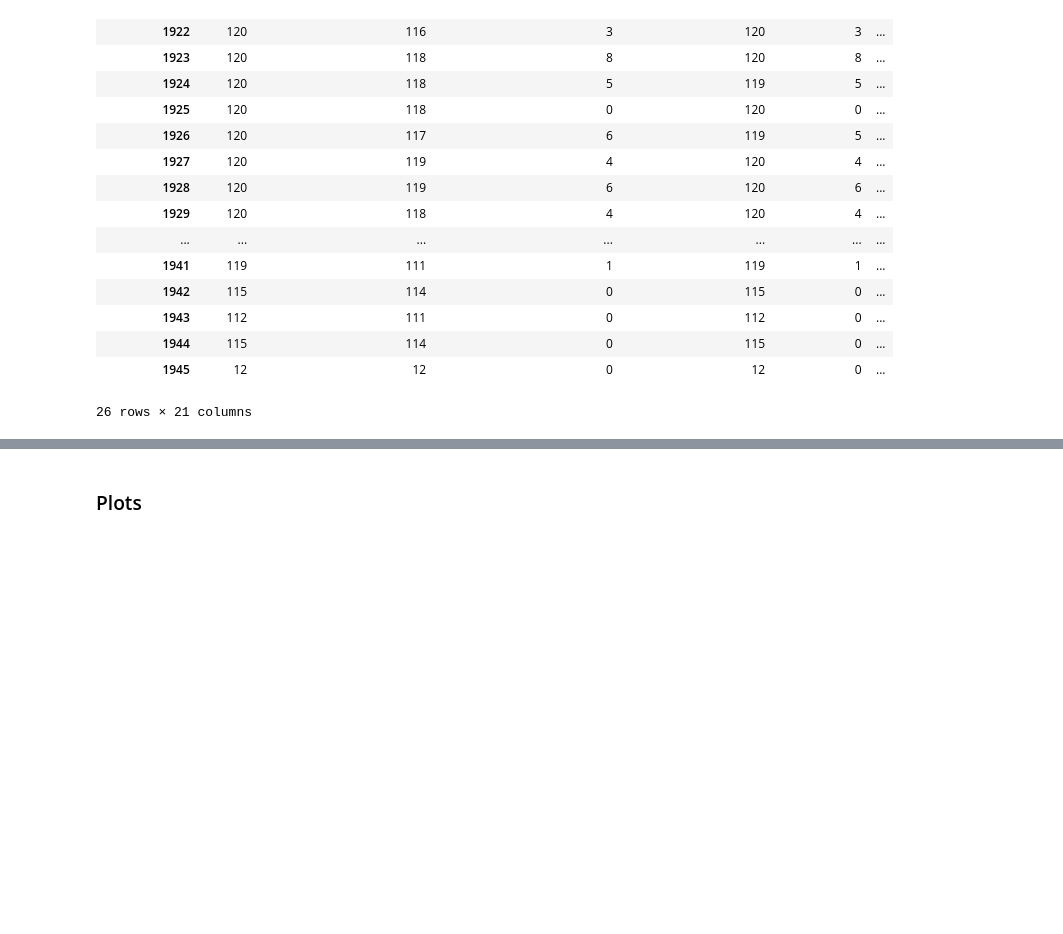
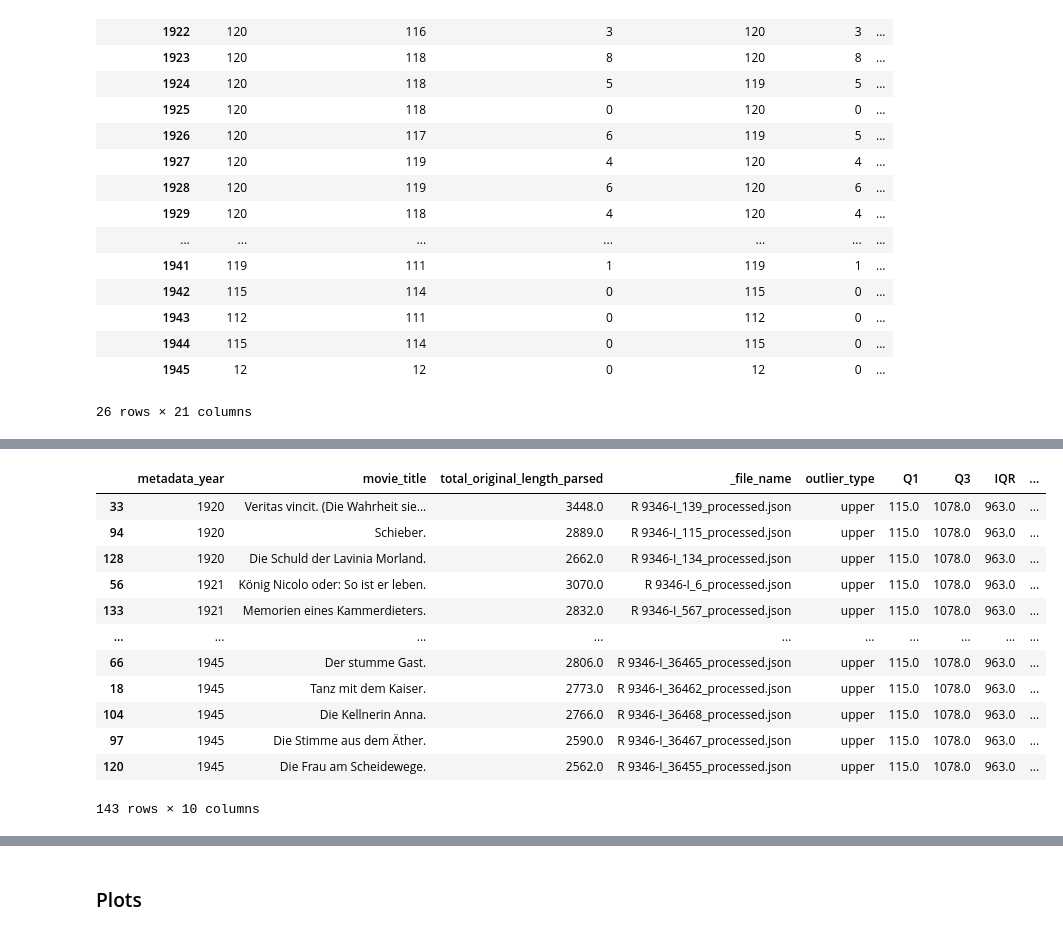
Before and after one commit to codemitdjango/german-film-censorship, a Jupyter notebook: src/analysis/content_analysis.ipynb, the cells around one changed output, grey strips where cells are left out. Drawn from its saved outputs; the diff is of its cells as text; code cells hidden in the pictures; blank space fills up the shorter version.

Commit message:
calculate outliers

```diff
--- a/src/analysis/content_analysis.ipynb
+++ b/src/analysis/content_analysis.ipynb
@@ -522,0 +574,65 @@ display(
+# %%
+filmlength_data_all_years = df_filmlength.dropna(
+    subset=["metadata_year", "total_original_length_parsed"]
+).copy()
+
+filmlength_Q1_all_years = filmlength_data_all_years["total_original_length_parsed"].quantile(0.25)
+filmlength_Q3_all_years = filmlength_data_all_years["total_original_length_parsed"].quantile(0.75)
+filmlength_IQR_all_years = filmlength_Q3_all_years - filmlength_Q1_all_years
+filmlength_lower_bound_all_years = filmlength_Q1_all_years - 1.5 * filmlength_IQR_all_years
+filmlength_upper_bound_all_years = filmlength_Q3_all_years + 1.5 * filmlength_IQR_all_years
+
+outlier_columns = [
+    "metadata_year",
+    "movie_title",
+    "total_original_length_parsed",
+    "_file_name",
+]
+
+lower_outliers = (
+    filmlength_data_all_years.loc[
+        filmlength_data_all_years["total_original_length_parsed"]
+        < filmlength_lower_bound_all_years,
+        outlier_columns,
+    ]
+    .assign(outlier_type="lower")
+)
+upper_outliers = (
+    filmlength_data_all_years.loc[
+        filmlength_data_all_years["total_original_length_parsed"]
+        > filmlength_upper_bound_all_years,
+        outlier_columns,
+    ]
+    .assign(outlier_type="upper")
+)
+
+filmlength_outliers_all_years = (
+    pd.concat([lower_outliers, upper_outliers], ignore_index=True)
+    .assign(
+        Q1=filmlength_Q1_all_years,
+        Q3=filmlength_Q3_all_years,
+        IQR=filmlength_IQR_all_years,
+        lower_bound=filmlength_lower_bound_all_years,
+        upper_bound=filmlength_upper_bound_all_years,
+    )
+    .sort_values(
+        ["metadata_year", "total_original_length_parsed"],
+        ascending=[True, False],
+    )
+)
+
+filmlength_outliers_all_years
+# %% [output]
+|  | metadata_year | movie_title | total_original_length_parsed | _file_name | outlier_type | Q1 | Q3 | IQR | ... |
+| 33 | 1920 | Veritas vincit. (Die Wahrheit sie... | 3448.0 | R 9346-I_139_processed.json | upper | 115.0 | 1078.0 | 963.0 | ... |
+| 94 | 1920 | Schieber. | 2889.0 | R 9346-I_115_processed.json | upper | 115.0 | 1078.0 | 963.0 | ... |
+| 128 | 1920 | Die Schuld der Lavinia Morland. | 2662.0 | R 9346-I_134_processed.json | upper | 115.0 | 1078.0 | 963.0 | ... |
+| 56 | 1921 | König Nicolo oder: So ist er leben. | 3070.0 | R 9346-I_6_processed.json | upper | 115.0 | 1078.0 | 963.0 | ... |
+| 133 | 1921 | Memorien eines Kammerdieters. | 2832.0 | R 9346-I_567_processed.json | upper | 115.0 | 1078.0 | 963.0 | ... |
+| ... | ... | ... | ... | ... | ... | ... | ... | ... | ... |
+| 66 | 1945 | Der stumme Gast. | 2806.0 | R 9346-I_36465_processed.json | upper | 115.0 | 1078.0 | 963.0 | ... |
+| 18 | 1945 | Tanz mit dem Kaiser. | 2773.0 | R 9346-I_36462_processed.json | upper | 115.0 | 1078.0 | 963.0 | ... |
+| 104 | 1945 | Die Kellnerin Anna. | 2766.0 | R 9346-I_36468_processed.json | upper | 115.0 | 1078.0 | 963.0 | ... |
+| 97 | 1945 | Die Stimme aus dem Äther. | 2590.0 | R 9346-I_36467_processed.json | upper | 115.0 | 1078.0 | 963.0 | ... |
+| 120 | 1945 | Die Frau am Scheidewege. | 2562.0 | R 9346-I_36455_processed.json | upper | 115.0 | 1078.0 | 963.0 | ... |
+143 rows × 10 columns
```
Also changed, not shown: parts of 6 cells of this notebook.
